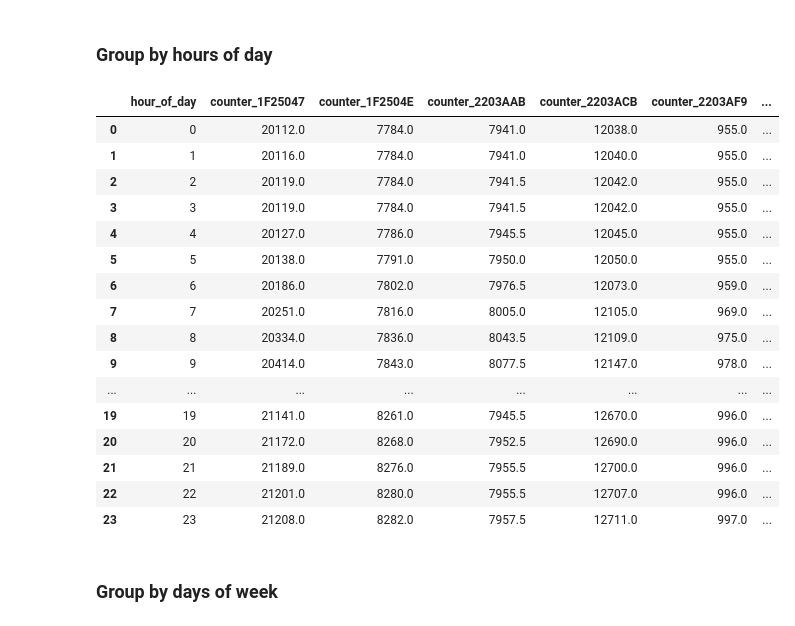
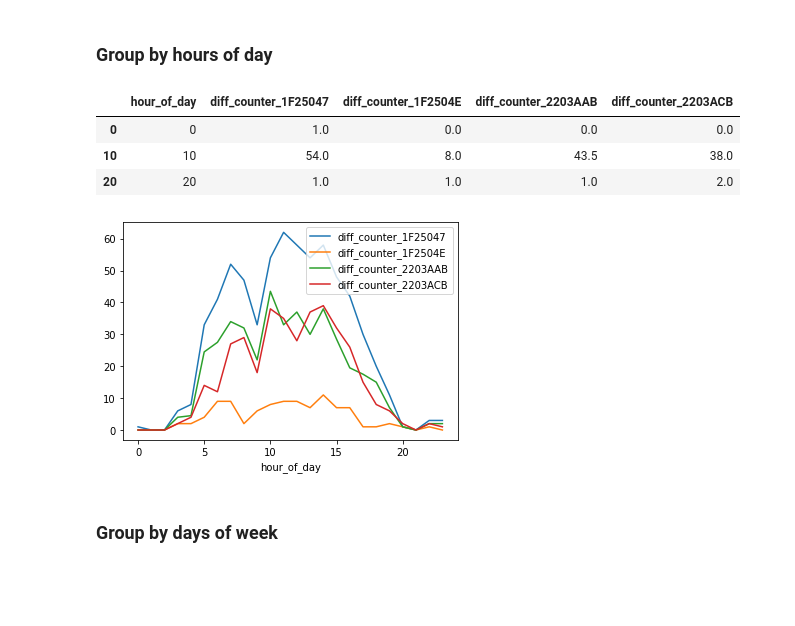
Before and after one commit to phyti1/ds_p4_kompotoi, a Jupyter notebook: Data_aquisition.ipynb, the cells around one changed output. Cells and saved outputs as stored; diff of their text form; code cells hidden in the pictures; blank space fills up the shorter version.

```diff
--- a/Data_aquisition.ipynb
+++ b/Data_aquisition.ipynb
@@ -588,9 +607,19 @@ See the caveats in the documentation: https://pandas.pydata.org/pandas-docs/stab
+# %%
+def get_sub_columns(df, diff_values : bool, index : str):
+    if diff_values:
+        columns = list(df.columns[df.columns.str.startswith('diff_')])
+    else:
+        columns = list(df.columns[df.columns.str.startswith('counter_')])
+
+    if index != '':
+        columns.append(index)
+    return columns
 # %% [markdown]
 ### Don't allow negative values, remove too big diffs that represent value losses
 # %%
 print(message_data_wide.isna().sum())
 
-diff_columns = list(message_data_wide.columns[message_data_wide.columns.str.startswith('diff_')])
+diff_columns = get_sub_columns(message_data_wide, True, '')
 
 for diff_column in diff_columns:
     # us np.nan, because pd.NA is non numeric and cannot be aggregated except after ifillna(0)
@@ -630,15 +659,23 @@ dtype: int64
 # %% [markdown]
 ## Create Daily data overview
 # %%
+message_data_days = get_vis_data(message_data_wide)
 # group by hour
-message_data_wide.set_index('created', inplace=True)
-message_data_days = message_data_wide.resample('D').max()
+message_data_days.set_index('created', inplace=True)
+
+# resample days, take daily end value for cummulative, sum for differential
+counters = message_data_days[get_sub_columns(message_data_days, False, '')].resample('D').max()
+diffs = message_data_days[get_sub_columns(message_data_days, True, '')].resample('D').sum()
+# merge
+message_data_days = pd.merge(counters, diffs, on='created', how='outer')
+
+message_data_days.reset_index(inplace=True)
+# message_data_days[get_sub_columns(message_data_days, True, '')] = message_data_days[get_sub_columns(message_data_days, True, '')].resample('D').sum()
 # inplace here to have created as valid column again to do [1:]
-message_data_wide.reset_index(inplace=True)
-message_data_days.reset_index(inplace=True)
 
-# select date only, rest is 0
+# # select date only, rest is 0
 message_data_days['created'] = message_data_days['created'].dt.date
 
-message_data_days.head()
+message_data_days.plot()
+message_data_days.loc[::10]
 # %% [output]
@@ -651,32 +687,25 @@ message_data_days.head()
 # %% [markdown]
 ### Group by hours of day
 # %%
-hours = message_data_wide['created'].dt.hour
+message_data_day = get_vis_data(message_data_wide)
+# only use diffs
+message_data_day = message_data_day[get_sub_columns(message_data_day, True, 'created')]
 
-message_data_day = message_data_wide.groupby(hours).sum()
+hours = message_data_day['created'].dt.hour
+
+message_data_day = message_data_day.groupby(hours).sum()
 message_data_day.reset_index(inplace = True)
 message_data_day.rename(columns = {'created': 'hour_of_day'}, inplace=True)
 
 # print(message_data_wide.isna().sum())
-message_data_day
+message_data_day.plot(x='hour_of_day')
+message_data_day.loc[::10]
 # %% [output]
-|  | hour_of_day | counter_1F25047 | counter_1F2504E | counter_2203AAB | counter_2203ACB | counter_2203AF9 | ... |
-| 0 | 0 | 20112.0 | 7784.0 | 7941.0 | 12038.0 | 955.0 | ... |
-| 1 | 1 | 20116.0 | 7784.0 | 7941.0 | 12040.0 | 955.0 | ... |
-| 2 | 2 | 20119.0 | 7784.0 | 7941.5 | 12042.0 | 955.0 | ... |
-| 3 | 3 | 20119.0 | 7784.0 | 7941.5 | 12042.0 | 955.0 | ... |
-| 4 | 4 | 20127.0 | 7786.0 | 7945.5 | 12045.0 | 955.0 | ... |
-| 5 | 5 | 20138.0 | 7791.0 | 7950.0 | 12050.0 | 955.0 | ... |
-| 6 | 6 | 20186.0 | 7802.0 | 7976.5 | 12073.0 | 959.0 | ... |
-| 7 | 7 | 20251.0 | 7816.0 | 8005.0 | 12105.0 | 969.0 | ... |
-| 8 | 8 | 20334.0 | 7836.0 | 8043.5 | 12109.0 | 975.0 | ... |
-| 9 | 9 | 20414.0 | 7843.0 | 8077.5 | 12147.0 | 978.0 | ... |
-| ... | ... | ... | ... | ... | ... | ... | ... |
-| 19 | 19 | 21141.0 | 8261.0 | 7945.5 | 12670.0 | 996.0 | ... |
-| 20 | 20 | 21172.0 | 8268.0 | 7952.5 | 12690.0 | 996.0 | ... |
-| 21 | 21 | 21189.0 | 8276.0 | 7955.5 | 12700.0 | 996.0 | ... |
-| 22 | 22 | 21201.0 | 8280.0 | 7955.5 | 12707.0 | 996.0 | ... |
-| 23 | 23 | 21208.0 | 8282.0 | 7957.5 | 12711.0 | 997.0 | ... |
+|  | hour_of_day | diff_counter_1F25047 | diff_counter_1F2504E | diff_counter_2203AAB | diff_counter_2203ACB |
+| 0 | 0 | 1.0 | 0.0 | 0.0 | 0.0 |
+| 10 | 10 | 54.0 | 8.0 | 43.5 | 38.0 |
+| 20 | 20 | 1.0 | 1.0 | 1.0 | 2.0 |
+[figure, added]
 # %% [markdown]
 ### Group by days of week
 # %%
```
Also changed, not shown: parts of 19 cells of this notebook.
